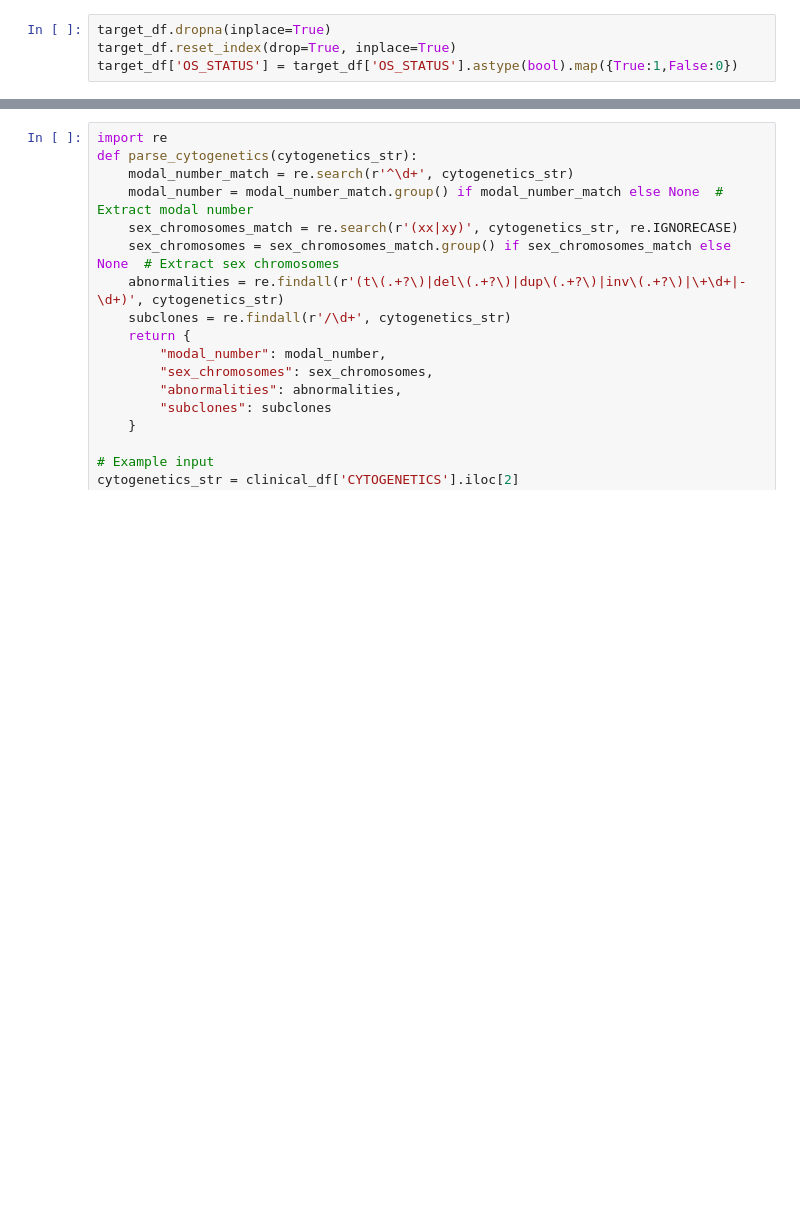
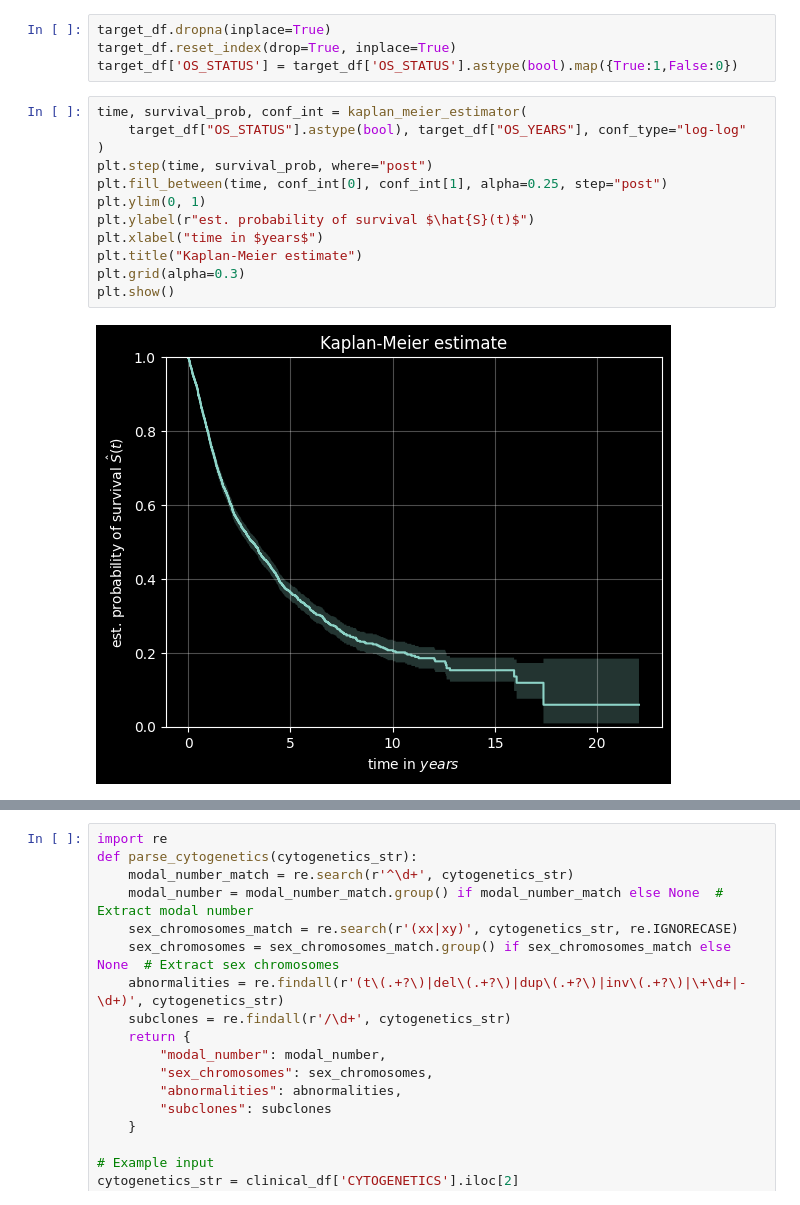
Before and after one commit to Loic-Jaillet/ENS-ML-Challenge, a Jupyter notebook: challenge_v2.ipynb, the cells around one changed output, grey strips where cells are left out. Cells and saved outputs as stored; diff of their text form; blank space fills up the shorter version.

Commit message:
gradboost survival

```diff
--- a/challenge_v2.ipynb
+++ b/challenge_v2.ipynb
@@ -43,6 +44,20 @@ target_df = pd.read_csv('Data/target_train.csv')
 target_df.dropna(inplace=True)
 target_df.reset_index(drop=True, inplace=True)
 target_df['OS_STATUS'] = target_df['OS_STATUS'].astype(bool).map({True:1,False:0})
+# %%
+time, survival_prob, conf_int = kaplan_meier_estimator(
+    target_df["OS_STATUS"].astype(bool), target_df["OS_YEARS"], conf_type="log-log"
+)
+plt.step(time, survival_prob, where="post")
+plt.fill_between(time, conf_int[0], conf_int[1], alpha=0.25, step="post")
+plt.ylim(0, 1)
+plt.ylabel(r"est. probability of survival $\hat{S}(t)$")
+plt.xlabel("time in $years$")
+plt.title("Kaplan-Meier estimate")
+plt.grid(alpha=0.3)
+plt.show()
+# %% [output]
+[figure, added]
 # %%
 class CoxModelEvaluator:
     def __init__(self, X, y, n_splits=5, random_state=0):
```
Also changed, not shown: parts of 25 cells of this notebook, 2 other files.
